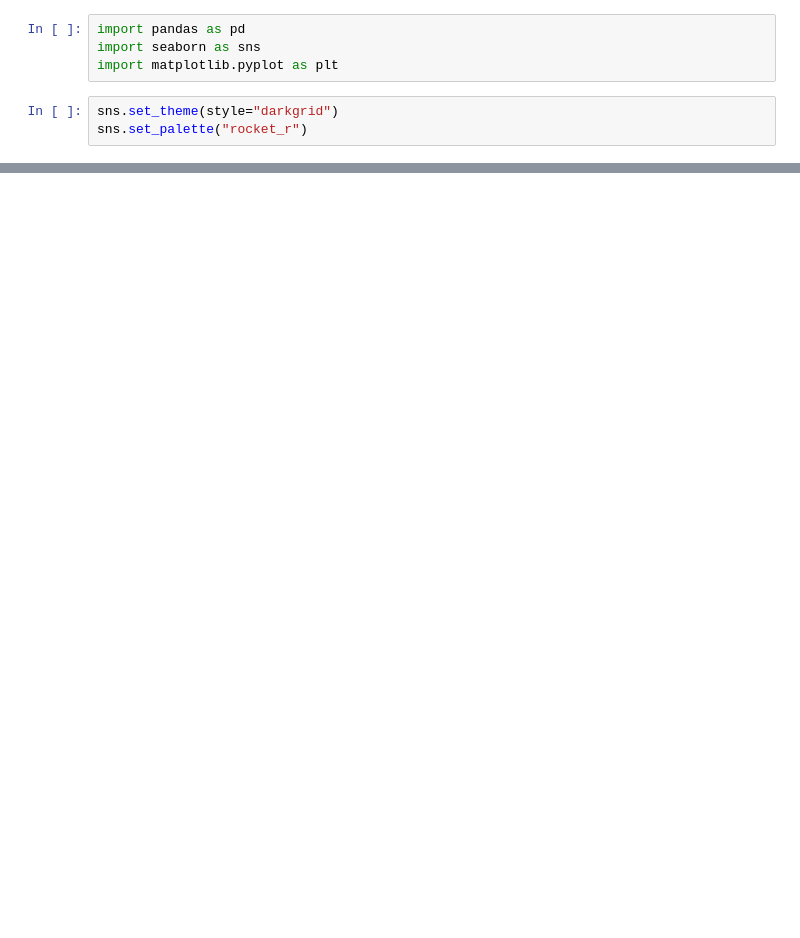
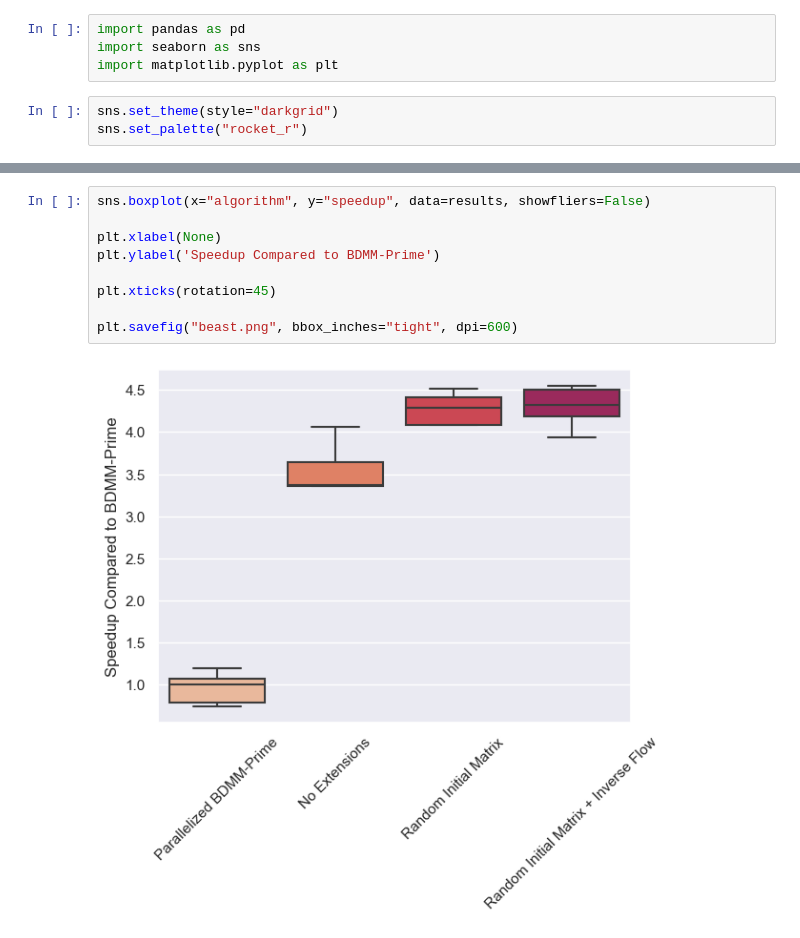
Before and after one commit to tochsner/BDMM-Flow-Supplementary, a Jupyter notebook: beast_benchmarks/analysis.ipynb, the cells around one changed output, grey strips where cells are left out. Cells and saved outputs as stored; diff of their text form; blank space fills up the shorter version.

```diff
--- a/beast_benchmarks/analysis.ipynb
+++ b/beast_benchmarks/analysis.ipynb
@@ -25,0 +25,11 @@ plt.xticks(rotation=45)
+# %%
+sns.boxplot(x="algorithm", y="speedup", data=results, showfliers=False)
+
+plt.xlabel(None)
+plt.ylabel('Speedup Compared to BDMM-Prime')
+
+plt.xticks(rotation=45)
+
+plt.savefig("beast.png", bbox_inches="tight", dpi=600)
+# %% [output]
+[figure, added]
```
Also changed, not shown: parts of 2 cells of this notebook, 7 other files.
